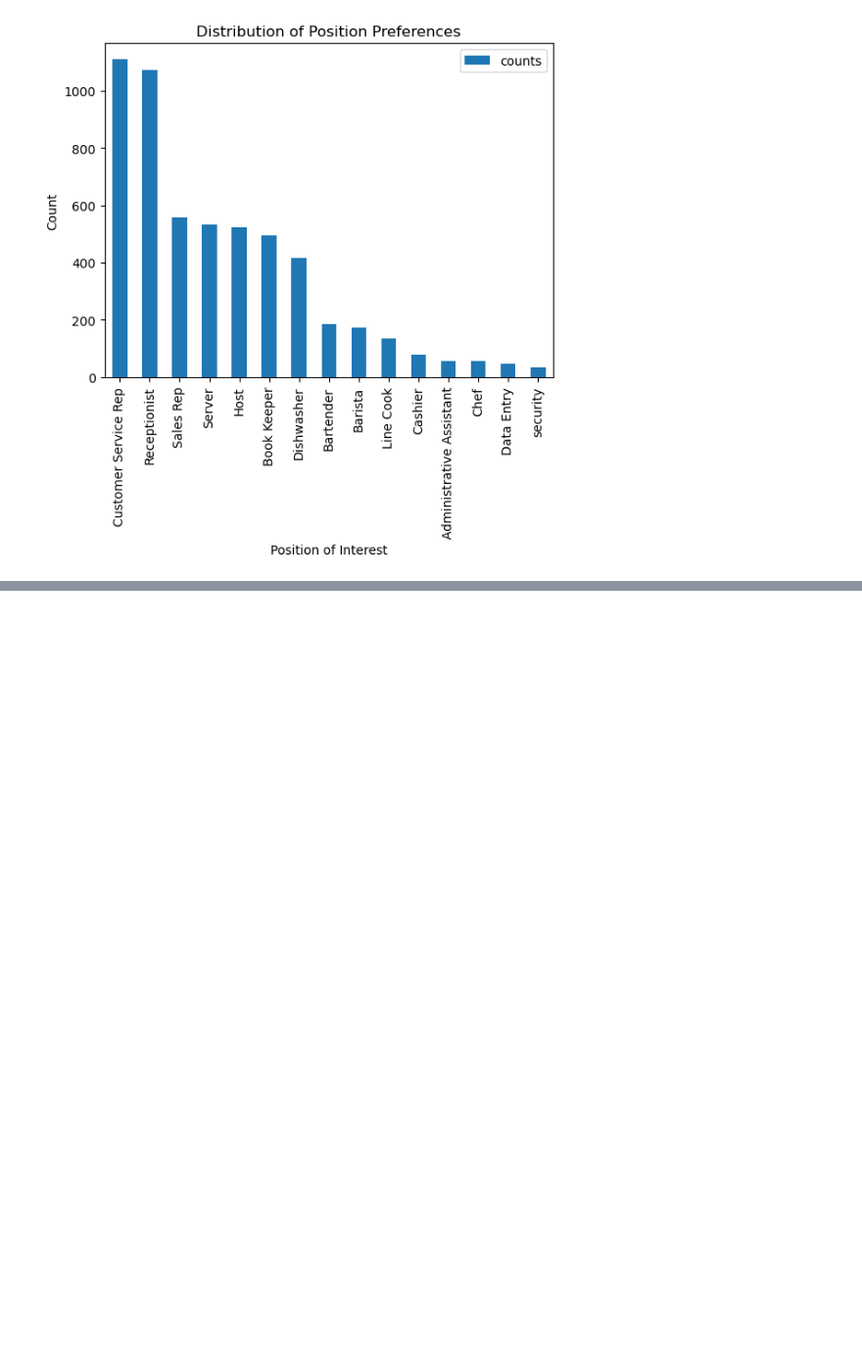
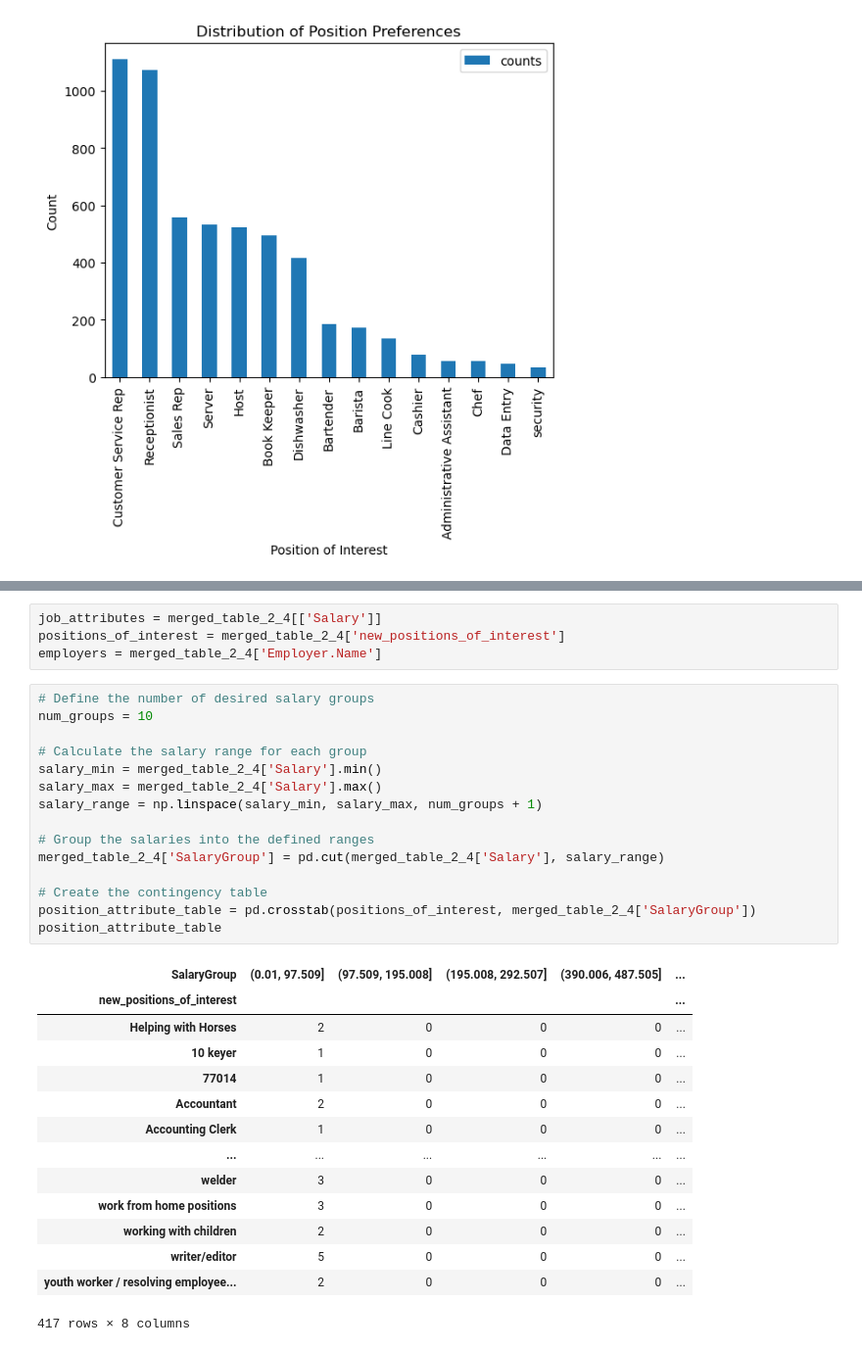
Before and after one commit to vermaarjun7/pewter-arjun, a Jupyter notebook: task.ipynb, the cells around one changed output, grey strips where cells are left out. Shown at 98% size. Cells and saved outputs as stored; diff of their text form; blank space fills up the shorter version.

```diff
--- a/task.ipynb
+++ b/task.ipynb
@@ -575,0 +601,34 @@ plt.show()
+# %%
+job_attributes = merged_table_2_4[['Salary']]
+positions_of_interest = merged_table_2_4['new_positions_of_interest']
+employers = merged_table_2_4['Employer.Name']
+# %%
+# Define the number of desired salary groups
+num_groups = 10
+
+# Calculate the salary range for each group
+salary_min = merged_table_2_4['Salary'].min()
+salary_max = merged_table_2_4['Salary'].max()
+salary_range = np.linspace(salary_min, salary_max, num_groups + 1)
+
+# Group the salaries into the defined ranges
+merged_table_2_4['SalaryGroup'] = pd.cut(merged_table_2_4['Salary'], salary_range)
+
+# Create the contingency table
+position_attribute_table = pd.crosstab(positions_of_interest, merged_table_2_4['SalaryGroup'])
+position_attribute_table
+# %% [output]
+| SalaryGroup | (0.01, 97.509] | (97.509, 195.008] | (195.008, 292.507] | (390.006, 487.505] | ... |
+| new_positions_of_interest |  |  |  |  | ... |
+| Helping with Horses | 2 | 0 | 0 | 0 | ... |
+| 10 keyer | 1 | 0 | 0 | 0 | ... |
+| 77014 | 1 | 0 | 0 | 0 | ... |
+| Accountant | 2 | 0 | 0 | 0 | ... |
+| Accounting Clerk | 1 | 0 | 0 | 0 | ... |
+| ... | ... | ... | ... | ... | ... |
+| welder | 3 | 0 | 0 | 0 | ... |
+| work from home positions | 3 | 0 | 0 | 0 | ... |
+| working with children | 2 | 0 | 0 | 0 | ... |
+| writer/editor | 5 | 0 | 0 | 0 | ... |
+| youth worker / resolving employee... | 2 | 0 | 0 | 0 | ... |
+417 rows × 8 columns
```
Also changed, not shown: parts of 13 cells of this notebook.
